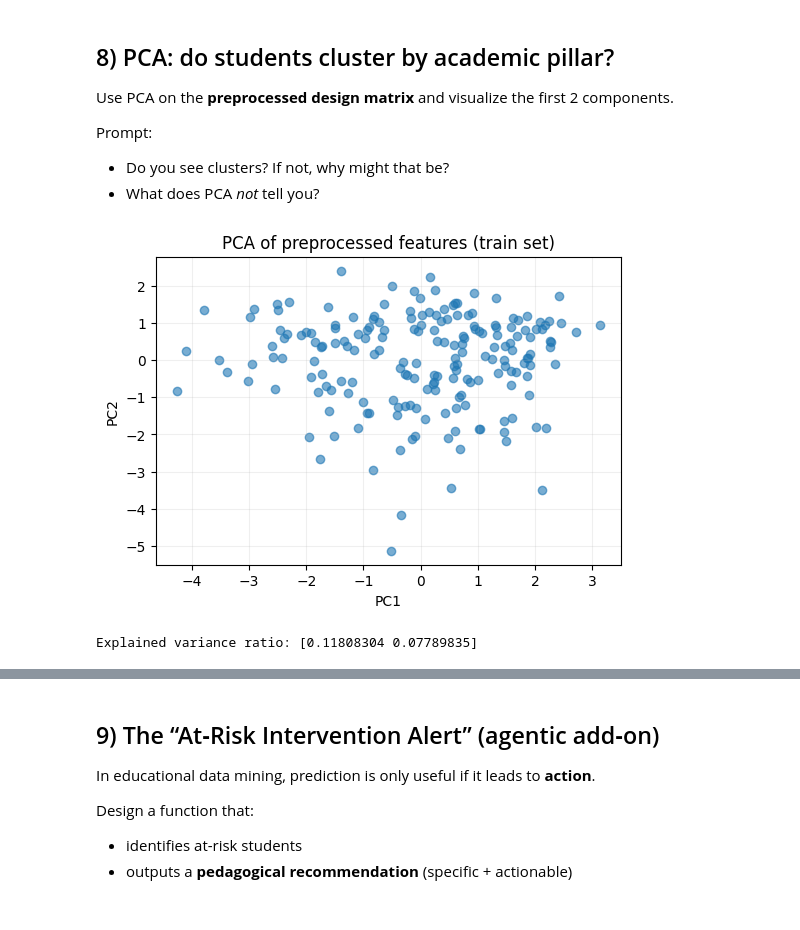
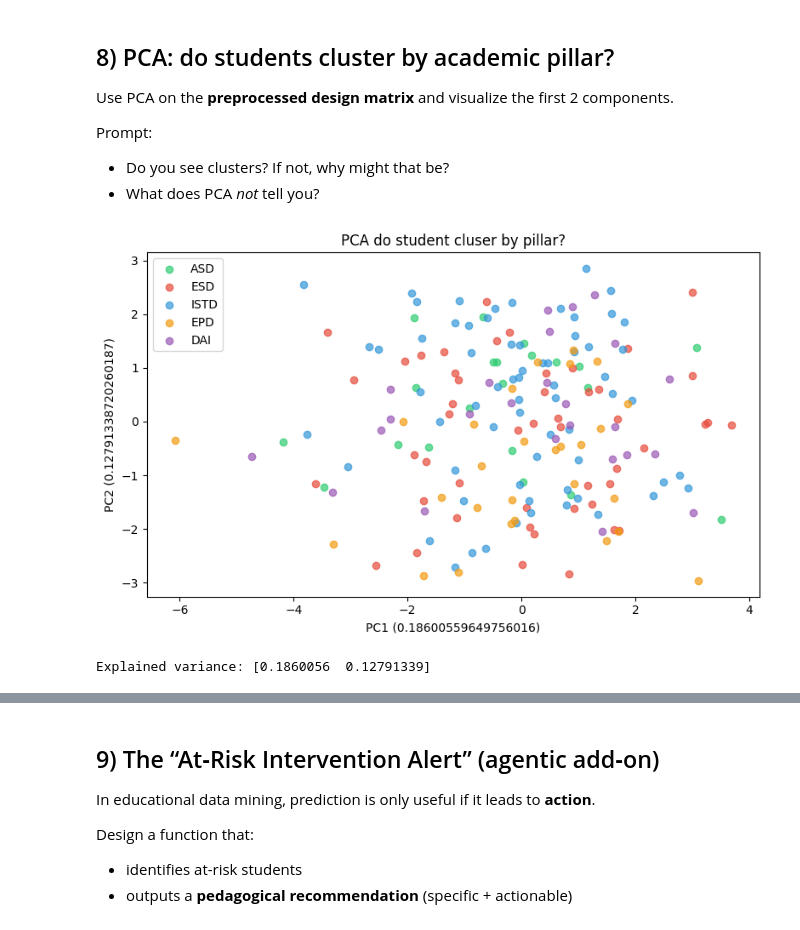
Before and after one commit to Yc1007942/cds_week4, a Jupyter notebook: edm_template.ipynb, the cells around one changed output, grey strips where cells are left out. Drawn from its saved outputs; the diff is of its cells as text; code cells hidden in the pictures.

```diff
--- a/edm_template.ipynb
+++ b/edm_template.ipynb
@@ -752,19 +752,21 @@ Prompt:
 # %%
 from sklearn.decomposition import PCA
 
-# Fit PCA on the TRAIN matrix (no leakage)
 pca = PCA(n_components=2, random_state=SEED)
-Z = pca.fit_transform(X_train_scaled_2)
+Z = pca.fit_transform(X_train_np)
 
-plt.figure(figsize=(6, 4))
-plt.scatter(Z[:, 0], Z[:, 1], alpha=0.6)
-plt.title("PCA of preprocessed features (train set)")
-plt.xlabel("PC1")
-plt.ylabel("PC2")
-plt.grid(True, alpha=0.2)
+plt.figure(figsize=(8, 5))
+for p in pillars:
+    mask = X_train["pillar"].values == p
+    plt.scatter(Z[mask, 0], Z[mask, 1], label=p, color=PILLAR_COLORS[p], alpha=0.7)
+plt.xlabel(f"PC1 ({pca.explained_variance_ratio_[0]})")
+plt.ylabel(f"PC2 ({pca.explained_variance_ratio_[1]})")
+plt.title("PCA do student cluser by pillar?")
+plt.legend()
+plt.tight_layout()
 plt.show()
 
-print("Explained variance ratio:", pca.explained_variance_ratio_)
+print("Explained variance:", pca.explained_variance_ratio_)
 # %% [output]
-[figure, old version]
+[figure, new version]
-Explained variance ratio: [0.11808304 0.07789835]
+Explained variance: [0.1860056  0.12791339]
```
Also changed, not shown: parts of 8 cells of this notebook.
